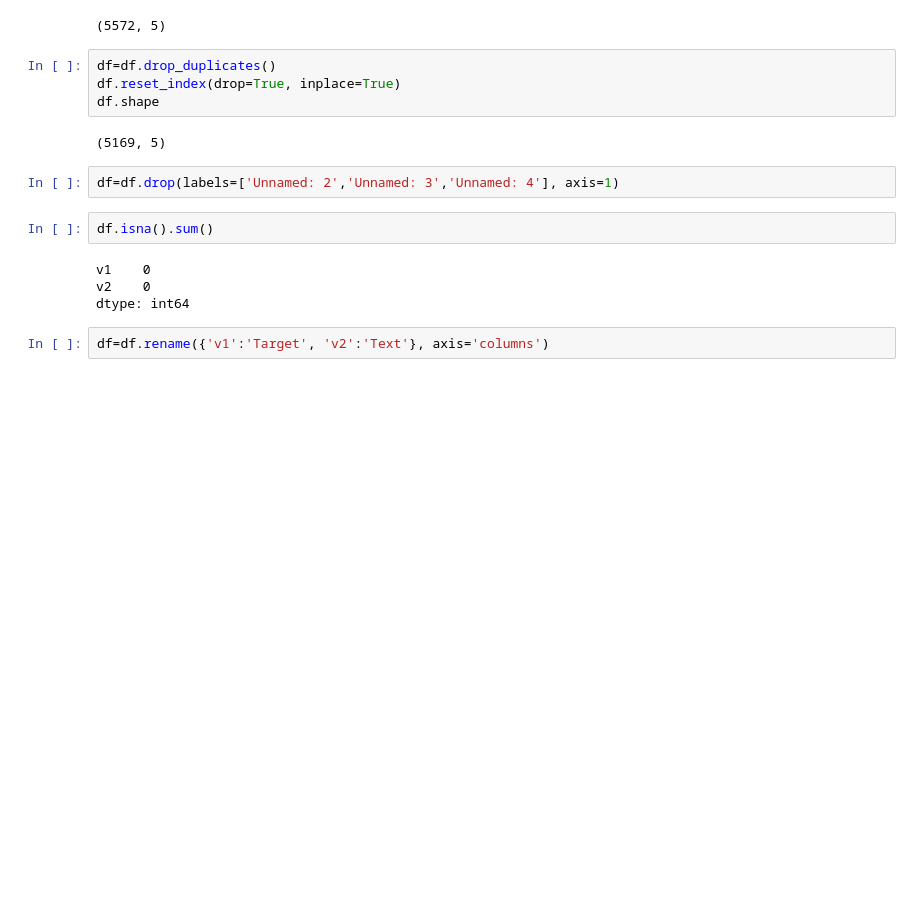
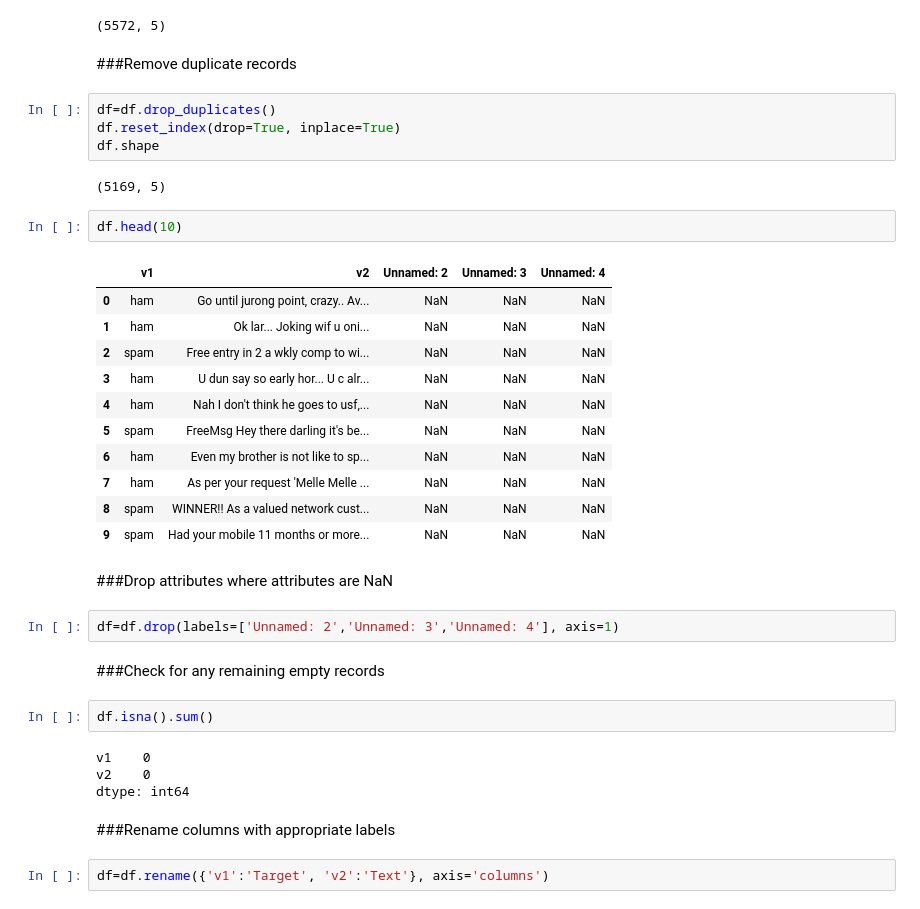
Before and after one commit to Sno3mahn/Spam-Filter, a Jupyter notebook: Spam_Filter.ipynb, the cells around one changed output. Cells and saved outputs as stored; diff of their text form; blank space fills up the shorter version.

```diff
--- a/Spam_Filter.ipynb
+++ b/Spam_Filter.ipynb
@@ -37,19 +39,41 @@ df = pd.read_csv('/content/drive/MyDrive/Colab Notebooks/spam.csv', encoding='la
 df.shape
 # %% [output]
 (5572, 5)
+# %% [markdown]
+###Remove duplicate records
 # %%
 df=df.drop_duplicates()
 df.reset_index(drop=True, inplace=True)
 df.shape
 # %% [output]
 (5169, 5)
+# %%
+df.head(10)
+# %% [output]
+|  | v1 | v2 | Unnamed: 2 | Unnamed: 3 | Unnamed: 4 |
+| 0 | ham | Go until jurong point, crazy.. Av... | NaN | NaN | NaN |
+| 1 | ham | Ok lar... Joking wif u oni... | NaN | NaN | NaN |
+| 2 | spam | Free entry in 2 a wkly comp to wi... | NaN | NaN | NaN |
+| 3 | ham | U dun say so early hor... U c alr... | NaN | NaN | NaN |
+| 4 | ham | Nah I don't think he goes to usf,... | NaN | NaN | NaN |
+| 5 | spam | FreeMsg Hey there darling it's be... | NaN | NaN | NaN |
+| 6 | ham | Even my brother is not like to sp... | NaN | NaN | NaN |
+| 7 | ham | As per your request 'Melle Melle ... | NaN | NaN | NaN |
+| 8 | spam | WINNER!! As a valued network cust... | NaN | NaN | NaN |
+| 9 | spam | Had your mobile 11 months or more... | NaN | NaN | NaN |
+# %% [markdown]
+###Drop attributes where attributes are NaN
 # %%
 df=df.drop(labels=['Unnamed: 2','Unnamed: 3','Unnamed: 4'], axis=1)
+# %% [markdown]
+###Check for any remaining empty records
 # %%
 df.isna().sum()
 # %% [output]
 v1    0
 v2    0
 dtype: int64
+# %% [markdown]
+###Rename columns with appropriate labels
 # %%
 df=df.rename({'v1':'Target', 'v2':'Text'}, axis='columns')
```
Also changed, not shown: parts of 18 cells of this notebook.
